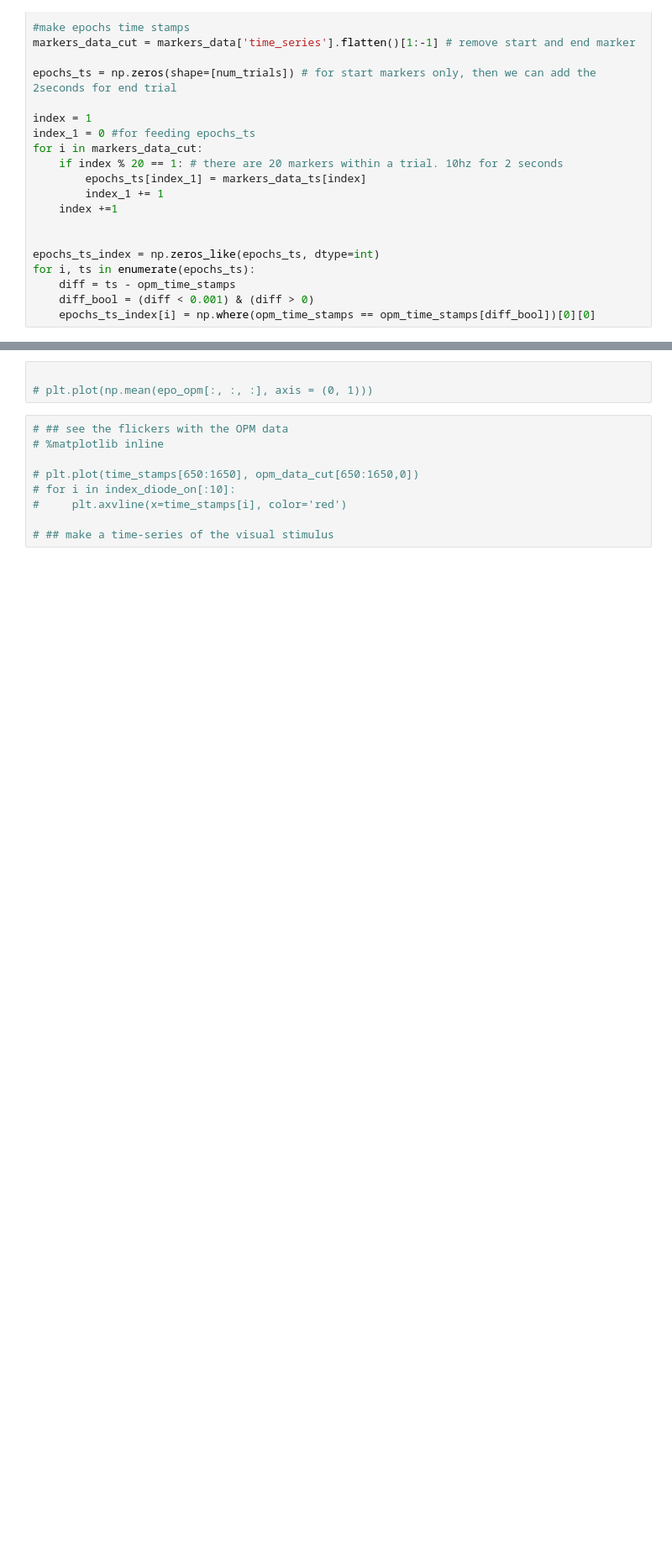
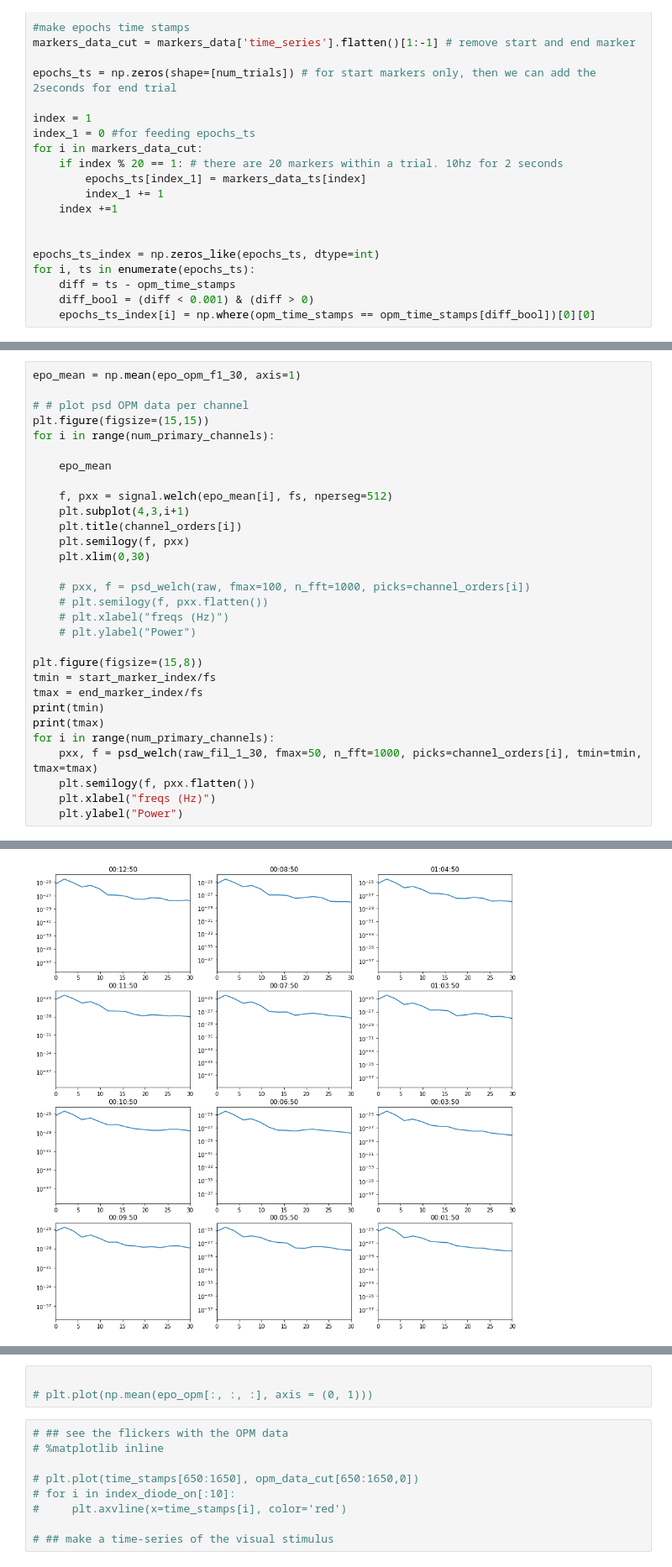
Before and after one commit to Vincentvjj/opm_tacs_flicker, a Jupyter notebook: analysis/analysis.ipynb, the cells around one changed output, grey strips where cells are left out. Shown at 84% size. Saved outputs shown, nothing was run; the diff lists cells and outputs as text; blank space fills up the shorter version.

```diff
--- a/analysis/analysis.ipynb
+++ b/analysis/analysis.ipynb
@@ -192,0 +208,31 @@ Designing a one-pass, zero-phase, non-causal bandpass filter:
+# %%
+epo_mean = np.mean(epo_opm_f1_30, axis=1)
+
+# # plot psd OPM data per channel
+plt.figure(figsize=(15,15))
+for i in range(num_primary_channels):
+
+    epo_mean
+
+    f, pxx = signal.welch(epo_mean[i], fs, nperseg=512)
+    plt.subplot(4,3,i+1)
+    plt.title(channel_orders[i])
+    plt.semilogy(f, pxx)
+    plt.xlim(0,30)
+
+    # pxx, f = psd_welch(raw, fmax=100, n_fft=1000, picks=channel_orders[i])
+    # plt.semilogy(f, pxx.flatten())
+    # plt.xlabel("freqs (Hz)")
+    # plt.ylabel("Power")
+
+plt.figure(figsize=(15,8))
+tmin = start_marker_index/fs
+tmax = end_marker_index/fs
+print(tmin)
+print(tmax)
+for i in range(num_primary_channels):
+    pxx, f = psd_welch(raw_fil_1_30, fmax=50, n_fft=1000, picks=channel_orders[i], tmin=tmin, tmax=tmax)
+    plt.semilogy(f, pxx.flatten())
+    plt.xlabel("freqs (Hz)")
+    plt.ylabel("Power")
+# %% [output]
@@ -192,0 +253 @@ Designing a one-pass, zero-phase, non-causal bandpass filter:
+[figure, added]
```
Also changed, not shown: parts of 9 cells of this notebook, 2 other files.
